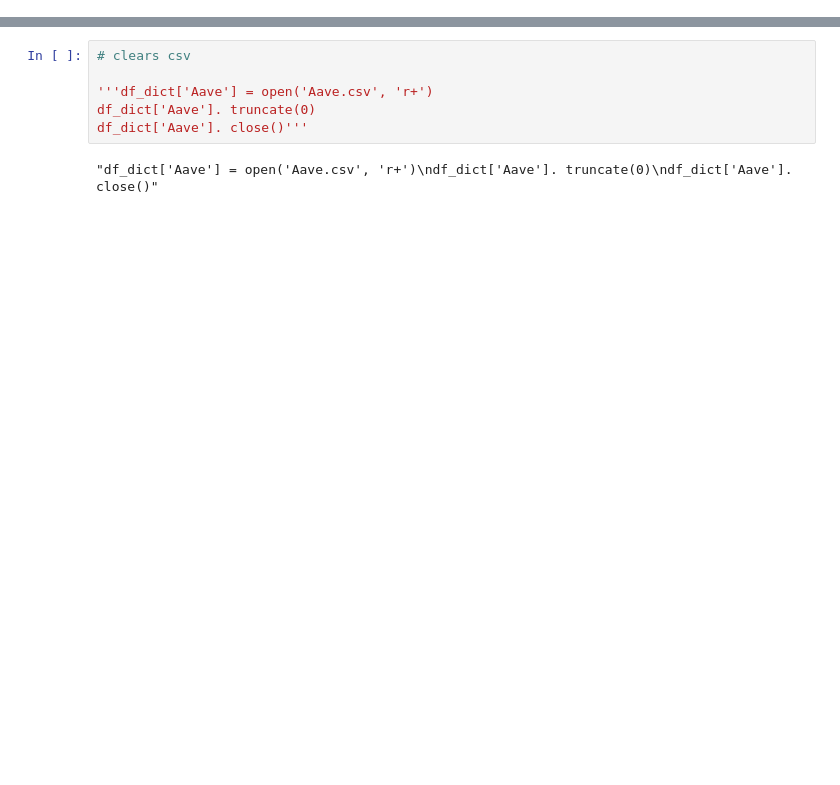
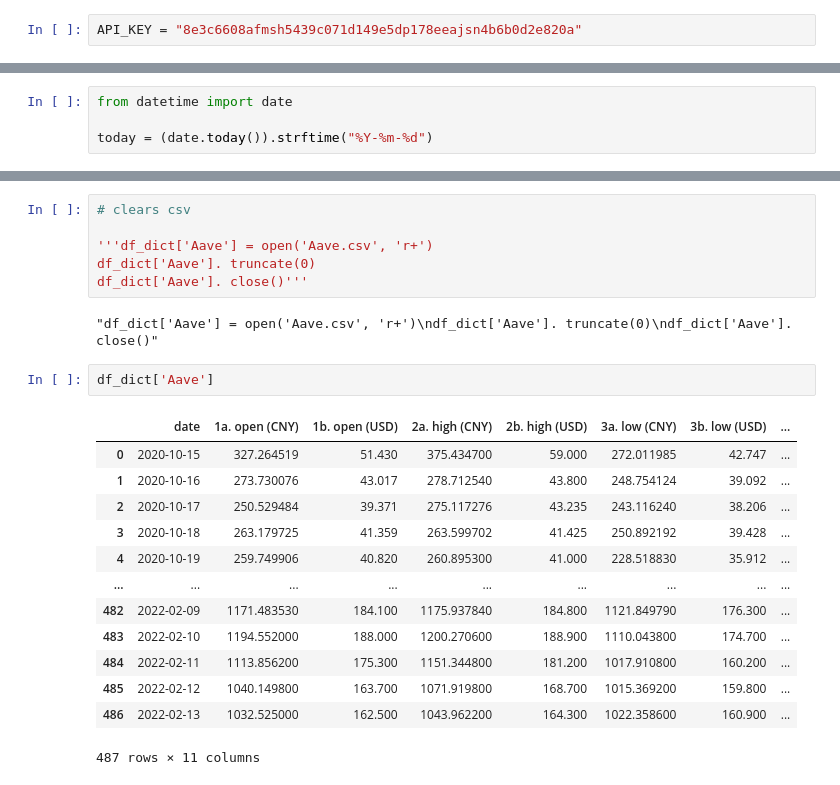
Before and after one commit to seanpharris/CryptoAnalysisPipe, a Jupyter notebook: cryptoexplo.ipynb, the cells around one changed output, grey strips where cells are left out. Drawn from its saved outputs; the diff is of its cells as text; blank space fills up the shorter version.

```diff
--- a/cryptoexplo.ipynb
+++ b/cryptoexplo.ipynb
@@ -67,6 +67,8 @@ API used for Crypto data is from RapidAPI - Alpha Vantage. https://rapidapi.com/
 Documentation - https://www.alphavantage.co/documentation/
 Repo for API code - https://github.com/RomelTorres/alpha_vantage
 Code doc - https://alpha-vantage.readthedocs.io/en/latest/
+# %%
+API_KEY = "8e3c6608afmsh5439c071d149e5dp178eeajsn4b6b0d2e820a"
 # %%
 # import digital currency list (Contains all Crypto names and codes)
 df = pd.read_csv('/kaggle/input/curr-list/currency_list.csv')
@@ -98 +101,5 @@ df_dict['Aave']
 483 rows × 11 columns
+# %%
+from datetime import date
+
+today = (date.today()).strftime("%Y-%m-%d")
@@ -172,3 +214,19 @@ df_dict['Aave']. truncate(0)
 df_dict['Aave']. close()'''
 # %% [output]
 "df_dict['Aave'] = open('Aave.csv', 'r+')\ndf_dict['Aave']. truncate(0)\ndf_dict['Aave']. close()"
+# %%
+df_dict['Aave']
+# %% [output]
+|  | date | 1a. open (CNY) | 1b. open (USD) | 2a. high (CNY) | 2b. high (USD) | 3a. low (CNY) | 3b. low (USD) | ... |
+| 0 | 2020-10-15 | 327.264519 | 51.430 | 375.434700 | 59.000 | 272.011985 | 42.747 | ... |
+| 1 | 2020-10-16 | 273.730076 | 43.017 | 278.712540 | 43.800 | 248.754124 | 39.092 | ... |
+| 2 | 2020-10-17 | 250.529484 | 39.371 | 275.117276 | 43.235 | 243.116240 | 38.206 | ... |
+| 3 | 2020-10-18 | 263.179725 | 41.359 | 263.599702 | 41.425 | 250.892192 | 39.428 | ... |
+| 4 | 2020-10-19 | 259.749906 | 40.820 | 260.895300 | 41.000 | 228.518830 | 35.912 | ... |
+| ... | ... | ... | ... | ... | ... | ... | ... | ... |
+| 482 | 2022-02-09 | 1171.483530 | 184.100 | 1175.937840 | 184.800 | 1121.849790 | 176.300 | ... |
+| 483 | 2022-02-10 | 1194.552000 | 188.000 | 1200.270600 | 188.900 | 1110.043800 | 174.700 | ... |
+| 484 | 2022-02-11 | 1113.856200 | 175.300 | 1151.344800 | 181.200 | 1017.910800 | 160.200 | ... |
+| 485 | 2022-02-12 | 1040.149800 | 163.700 | 1071.919800 | 168.700 | 1015.369200 | 159.800 | ... |
+| 486 | 2022-02-13 | 1032.525000 | 162.500 | 1043.962200 | 164.300 | 1022.358600 | 160.900 | ... |
+487 rows × 11 columns
```
Also changed, not shown: parts of 7 cells of this notebook.
